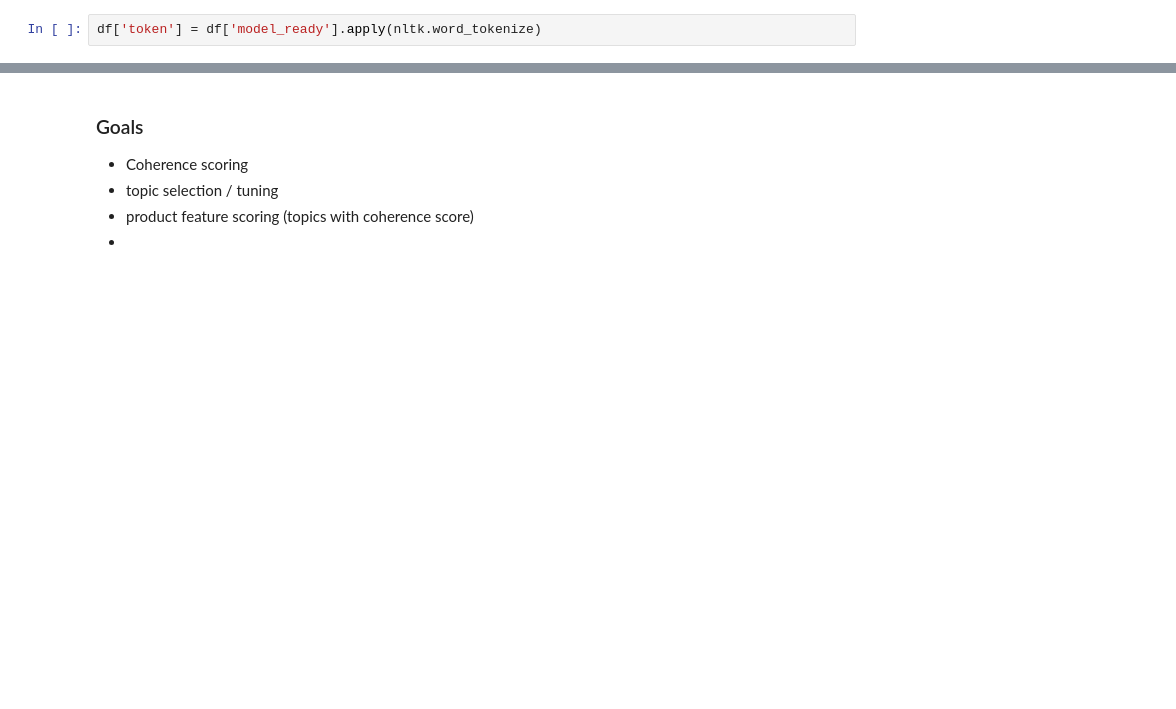
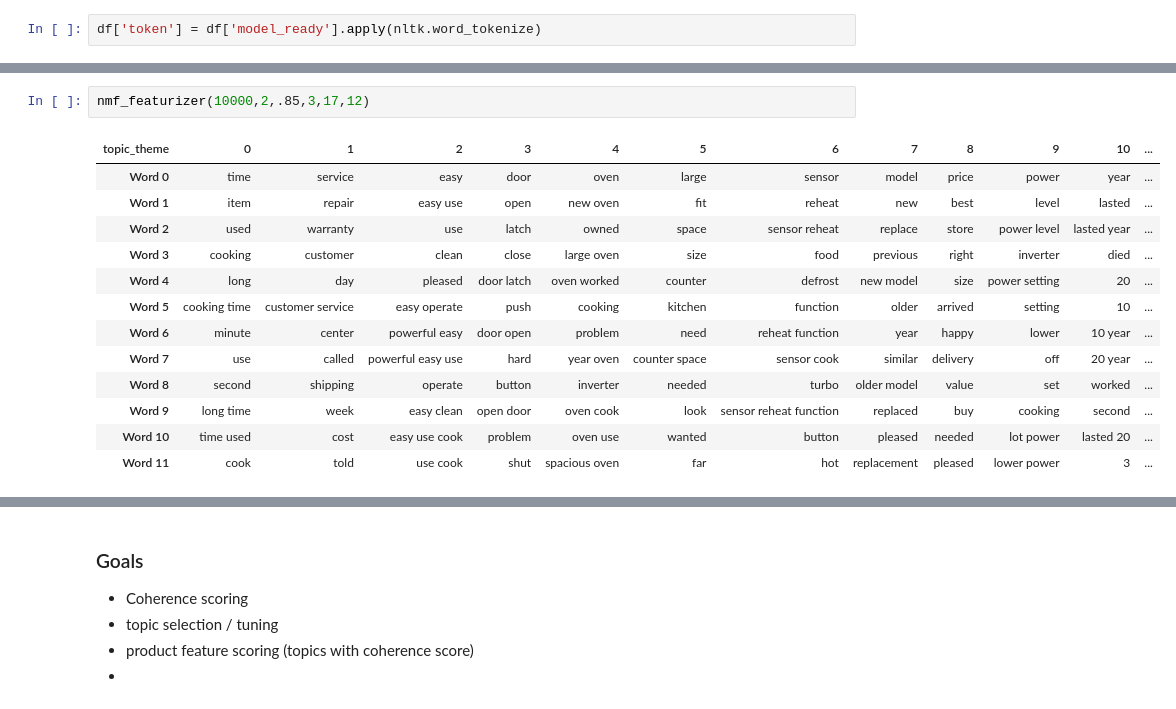
Before and after one commit to GrilledJeez/amazon_product_feature_analysis, a Jupyter notebook: modeling.ipynb, the cells around one changed output, grey strips where cells are left out. Cells and saved outputs as stored; diff of their text form; blank space fills up the shorter version.

```diff
--- a/modeling.ipynb
+++ b/modeling.ipynb
@@ -350,0 +374,16 @@ def nmf_featurizer(n_components=10, n_words=10):
+# %%
+nmf_featurizer(10000,2,.85,3,17,12)
+# %% [output]
+| topic_theme | 0 | 1 | 2 | 3 | 4 | 5 | 6 | 7 | 8 | 9 | 10 | ... |
+| Word 0 | time | service | easy | door | oven | large | sensor | model | price | power | year | ... |
+| Word 1 | item | repair | easy use | open | new oven | fit | reheat | new | best | level | lasted | ... |
+| Word 2 | used | warranty | use | latch | owned | space | sensor reheat | replace | store | power level | lasted year | ... |
+| Word 3 | cooking | customer | clean | close | large oven | size | food | previous | right | inverter | died | ... |
+| Word 4 | long | day | pleased | door latch | oven worked | counter | defrost | new model | size | power setting | 20 | ... |
+| Word 5 | cooking time | customer service | easy operate | push | cooking | kitchen | function | older | arrived | setting | 10 | ... |
+| Word 6 | minute | center | powerful easy | door open | problem | need | reheat function | year | happy | lower | 10 year | ... |
+| Word 7 | use | called | powerful easy use | hard | year oven | counter space | sensor cook | similar | delivery | off | 20 year | ... |
+| Word 8 | second | shipping | operate | button | inverter | needed | turbo | older model | value | set | worked | ... |
+| Word 9 | long time | week | easy clean | open door | oven cook | look | sensor reheat function | replaced | buy | cooking | second | ... |
+| Word 10 | time used | cost | easy use cook | problem | oven use | wanted | button | pleased | needed | lot power | lasted 20 | ... |
+| Word 11 | cook | told | use cook | shut | spacious oven | far | hot | replacement | pleased | lower power | 3 | ... |
```
Also changed, not shown: parts of 11 cells of this notebook.
